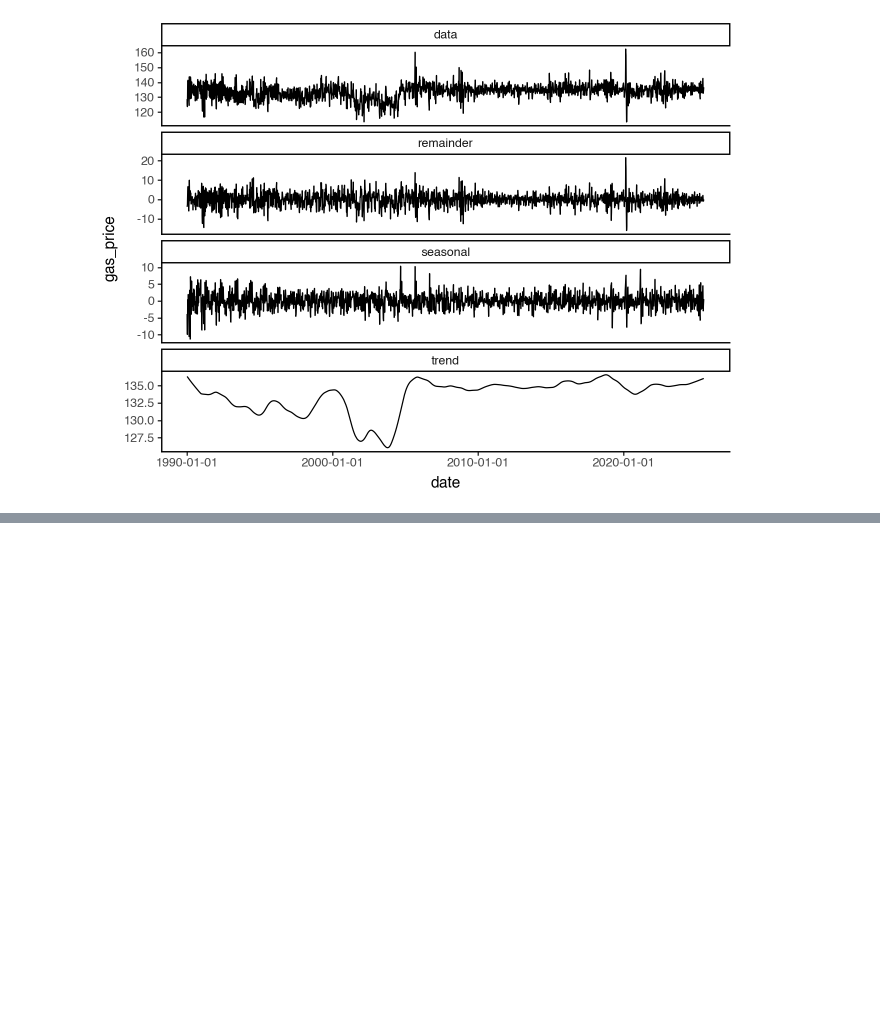
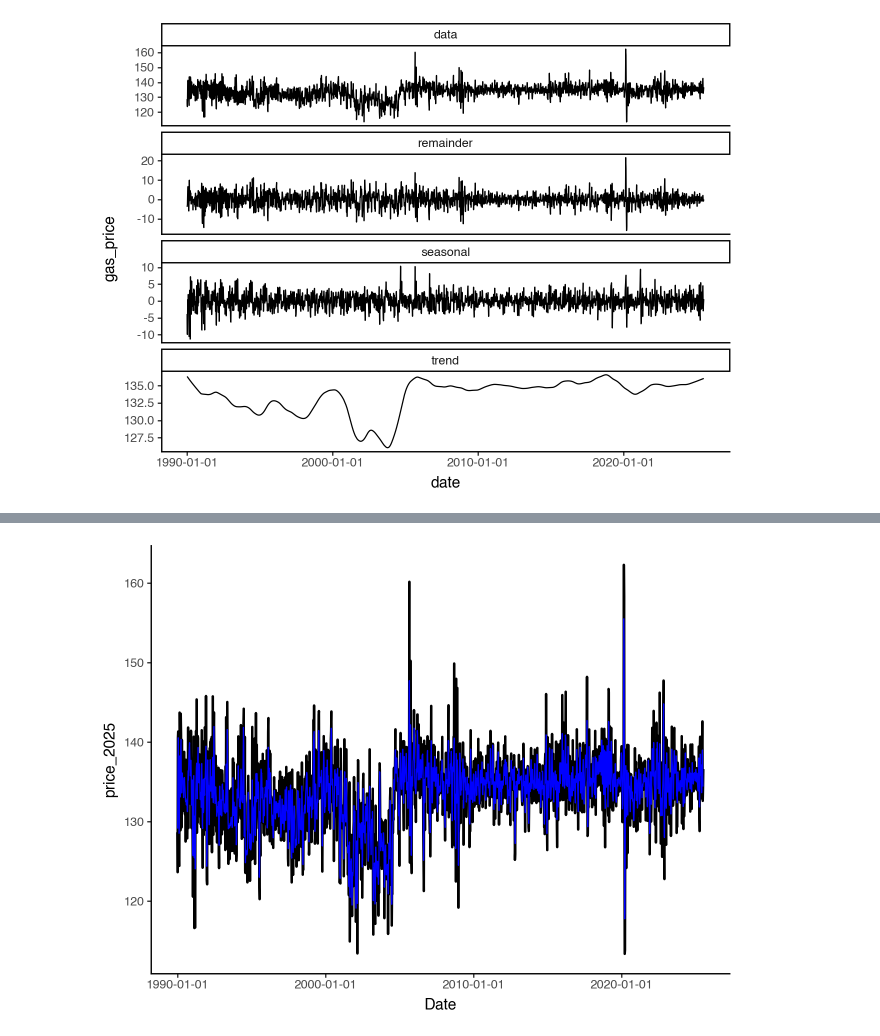
Before and after one commit to sebsciarra/gas_pump_prices, a Jupyter notebook: notebooks/chap3_time_series_decomposition.ipynb, the cells around one changed output, grey strips where cells are left out. Drawn from its saved outputs; the diff is of its cells as text; code cells hidden in the pictures; blank space fills up the shorter version.

```diff
--- a/notebooks/chap3_time_series_decomposition.ipynb
+++ b/notebooks/chap3_time_series_decomposition.ipynb
@@ -291,3 +329,17 @@ where $k=(m-1)/2$ and the weights are provided by $a_{-k}, ..., a_k$.
+# %%
+# Example: Weekly gas prices using 2x2-MA
+df_toronto = preprocess(path='data/processed/data_toronto_proc.csv',
+                        var_date='Date')
+
+df_toronto["2-MA"] = df_toronto["price_2025"].rolling(window=2, center=True).mean()
+df_toronto["2x2-MA"] = df_toronto["2-MA"].rolling(window=2, center=True).mean().shift(-1)
+
+(ggplot(data=df_toronto, mapping=aes(x='Date', y='price_2025')) +
+       geom_line(size=1) +
+       geom_line(color='blue', mapping=aes(x='Date', y='2x2-MA')) +
+       theme_classic())
+# %% [output]
+[figure, added]
 # %% [markdown]
 ## 3.4. Classical decomposition
 
```
Also changed, not shown: parts of 6 cells of this notebook.
